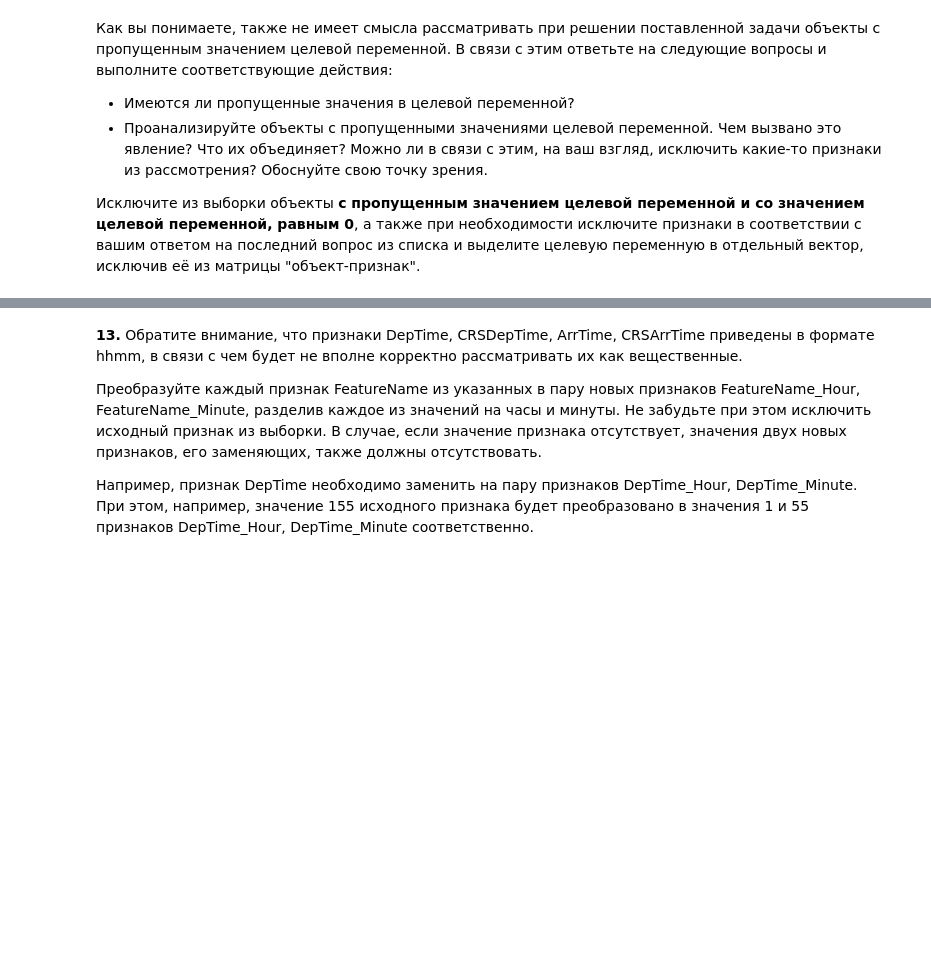
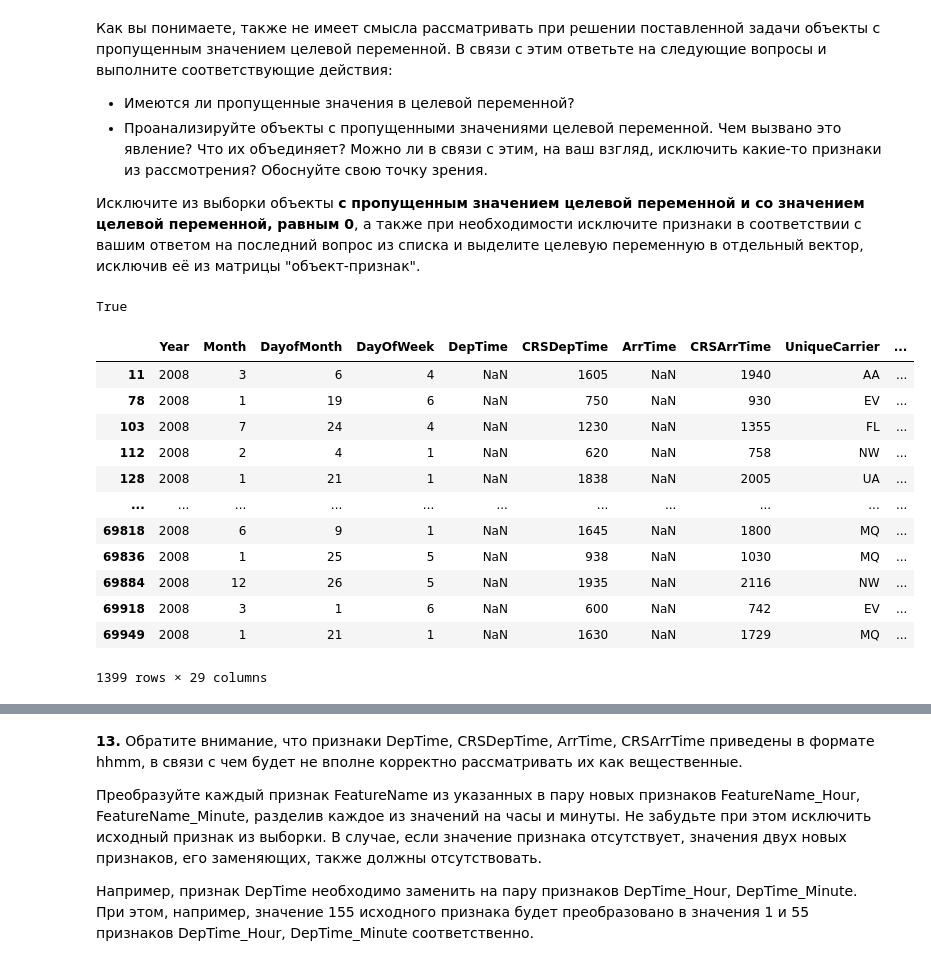
Before and after one commit to creepymorties/data-analysis-labs, a Jupyter notebook: homework-practice-01-linregr.ipynb, the cells around one changed output, grey strips where cells are left out. Drawn from its saved outputs; the diff is of its cells as text; code cells hidden in the pictures; blank space fills up the shorter version.

```diff
--- a/homework-practice-01-linregr.ipynb
+++ b/homework-practice-01-linregr.ipynb
@@ -292,0 +305,28 @@ pprint(max_delay)
+# %%
+# We can see that the target variable does have missing values
+
+y_has_nan = y.dropna().count() != len(y.index)
+print(y_has_nan)
+# %% [output]
+True
+# %%
+# As we can see, if the DepDelay time is NaN, then we get a lot
+
+samples_y_nan = df[df['DepDelay'].isna()]
+samples_y_not_nan = df[df['DepDelay'].notna()]
+# %%
+samples_y_nan
+# %% [output]
+|  | Year | Month | DayofMonth | DayOfWeek | DepTime | CRSDepTime | ArrTime | CRSArrTime | UniqueCarrier | ... |
+| 11 | 2008 | 3 | 6 | 4 | NaN | 1605 | NaN | 1940 | AA | ... |
+| 78 | 2008 | 1 | 19 | 6 | NaN | 750 | NaN | 930 | EV | ... |
+| 103 | 2008 | 7 | 24 | 4 | NaN | 1230 | NaN | 1355 | FL | ... |
+| 112 | 2008 | 2 | 4 | 1 | NaN | 620 | NaN | 758 | NW | ... |
+| 128 | 2008 | 1 | 21 | 1 | NaN | 1838 | NaN | 2005 | UA | ... |
+| ... | ... | ... | ... | ... | ... | ... | ... | ... | ... | ... |
+| 69818 | 2008 | 6 | 9 | 1 | NaN | 1645 | NaN | 1800 | MQ | ... |
+| 69836 | 2008 | 1 | 25 | 5 | NaN | 938 | NaN | 1030 | MQ | ... |
+| 69884 | 2008 | 12 | 26 | 5 | NaN | 1935 | NaN | 2116 | NW | ... |
+| 69918 | 2008 | 3 | 1 | 6 | NaN | 600 | NaN | 742 | EV | ... |
+| 69949 | 2008 | 1 | 21 | 1 | NaN | 1630 | NaN | 1729 | MQ | ... |
+1399 rows × 29 columns
```
Also changed, not shown: parts of 8 cells of this notebook.
